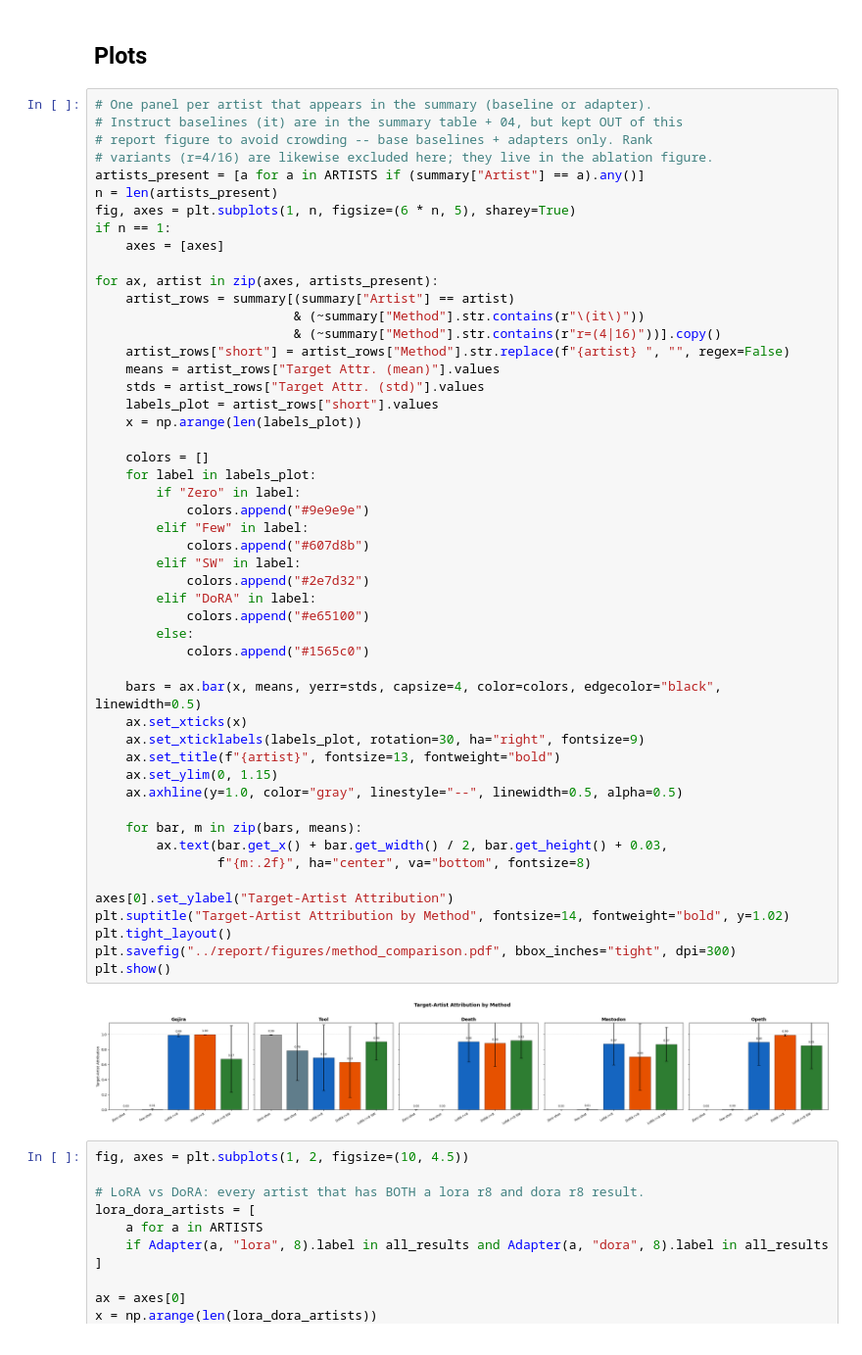
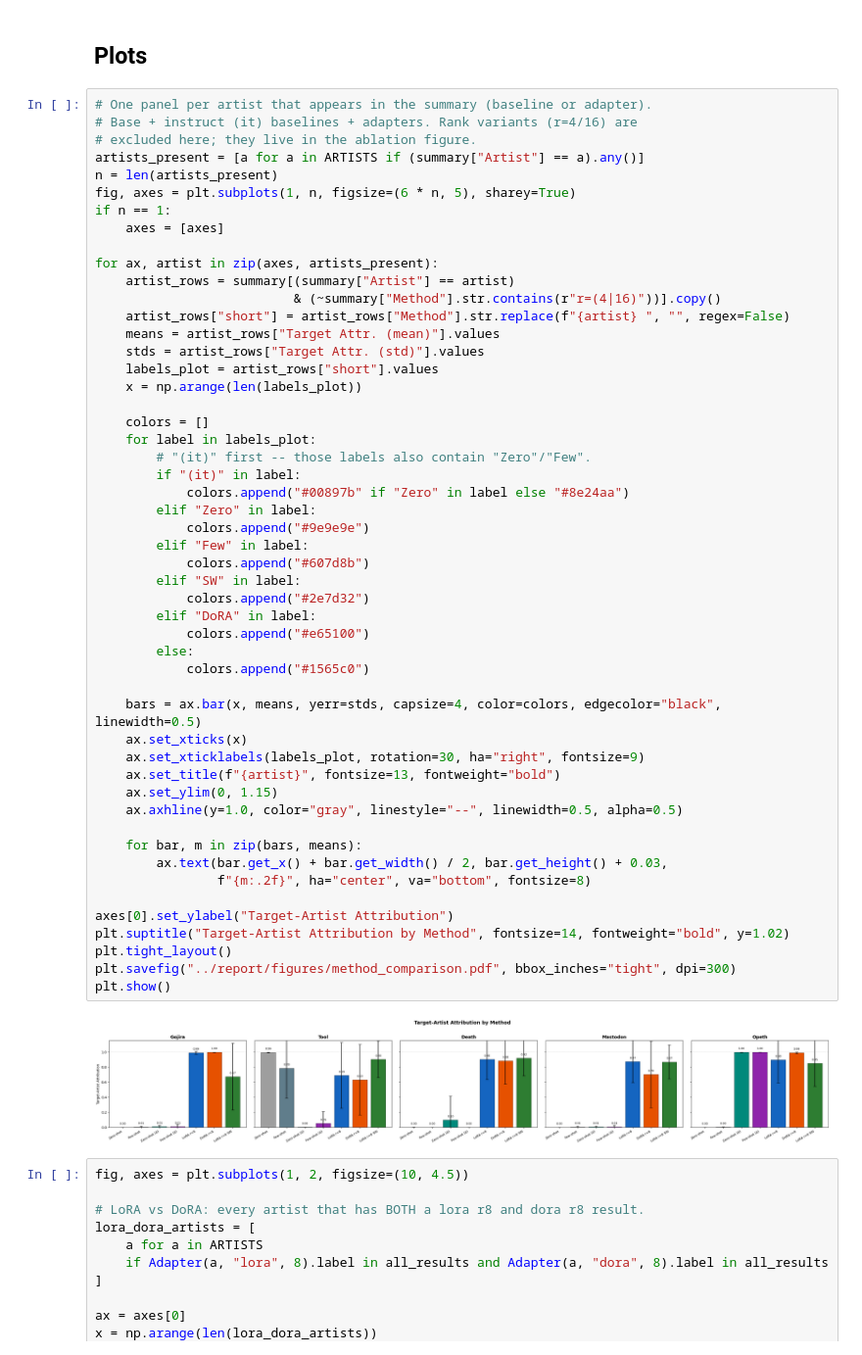
Before and after one commit to raccoon-42/lora-lyrics, a Jupyter notebook: src/06_evaluation.ipynb, the cells around one changed output. Shown at 98% size. Cells and saved outputs as stored; diff of their text form.

```diff
--- a/src/06_evaluation.ipynb
+++ b/src/06_evaluation.ipynb
@@ -121,9 +121,8 @@ Mastodon LoRA r=8 SW Mastodon               0.8677              0.2250
 ## Plots
 # %%
 # One panel per artist that appears in the summary (baseline or adapter).
-# Instruct baselines (it) are in the summary table + 04, but kept OUT of this
-# report figure to avoid crowding -- base baselines + adapters only. Rank
-# variants (r=4/16) are likewise excluded here; they live in the ablation figure.
+# Base + instruct (it) baselines + adapters. Rank variants (r=4/16) are
+# excluded here; they live in the ablation figure.
 artists_present = [a for a in ARTISTS if (summary["Artist"] == a).any()]
 n = len(artists_present)
 fig, axes = plt.subplots(1, n, figsize=(6 * n, 5), sharey=True)
@@ -132,7 +131,6 @@ if n == 1:
 
 for ax, artist in zip(axes, artists_present):
     artist_rows = summary[(summary["Artist"] == artist)
-                          & (~summary["Method"].str.contains(r"\(it\)"))
                           & (~summary["Method"].str.contains(r"r=(4|16)"))].copy()
     artist_rows["short"] = artist_rows["Method"].str.replace(f"{artist} ", "", regex=False)
     means = artist_rows["Target Attr. (mean)"].values
@@ -142,35 +140,38 @@ for ax, artist in zip(axes, artists_present):
 
     colors = []
     for label in labels_plot:
-        if "Zero" in label:
+        # "(it)" first -- those labels also contain "Zero"/"Few".
+        if "(it)" in label:
+            colors.append("#00897b" if "Zero" in label else "#8e24aa")
+        elif "Zero" in label:
             colors.append("#9e9e9e")
         elif "Few" in label:
             colors.append("#607d8b")
         elif "SW" in label:
             colors.append("#2e7d32")
         elif "DoRA" in label:
             colors.append("#e65100")
         else:
             colors.append("#1565c0")
 
     bars = ax.bar(x, means, yerr=stds, capsize=4, color=colors, edgecolor="black", linewidth=0.5)
     ax.set_xticks(x)
     ax.set_xticklabels(labels_plot, rotation=30, ha="right", fontsize=9)
     ax.set_title(f"{artist}", fontsize=13, fontweight="bold")
     ax.set_ylim(0, 1.15)
     ax.axhline(y=1.0, color="gray", linestyle="--", linewidth=0.5, alpha=0.5)
 
     for bar, m in zip(bars, means):
         ax.text(bar.get_x() + bar.get_width() / 2, bar.get_height() + 0.03,
                 f"{m:.2f}", ha="center", va="bottom", fontsize=8)
 
 axes[0].set_ylabel("Target-Artist Attribution")
 plt.suptitle("Target-Artist Attribution by Method", fontsize=14, fontweight="bold", y=1.02)
 plt.tight_layout()
 plt.savefig("../report/figures/method_comparison.pdf", bbox_inches="tight", dpi=300)
 plt.show()
 # %% [output]
-[figure, old version]
+[figure, new version]
 # %%
 fig, axes = plt.subplots(1, 2, figsize=(10, 4.5))
 
```
Also changed, not shown: parts of 1 cell of this notebook, 19 other files.
